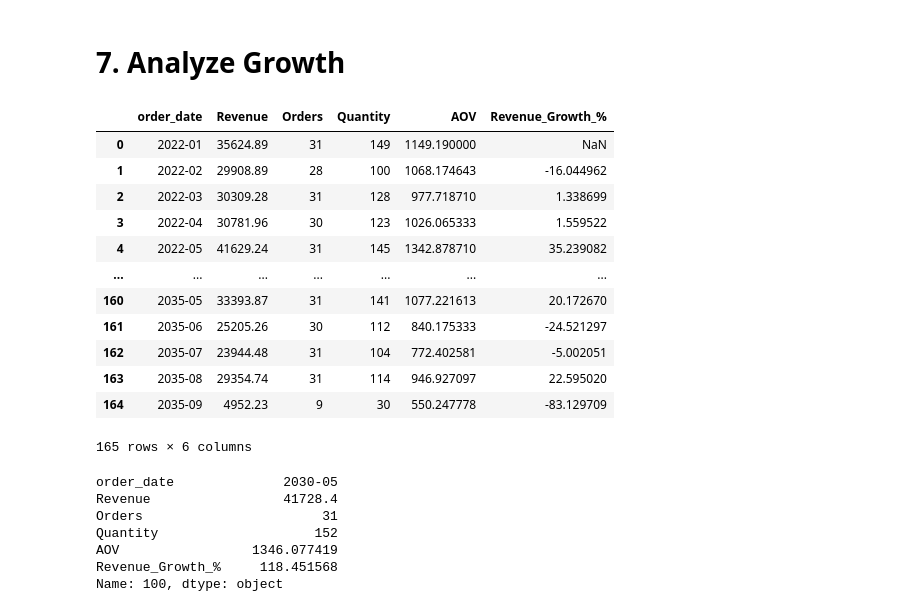
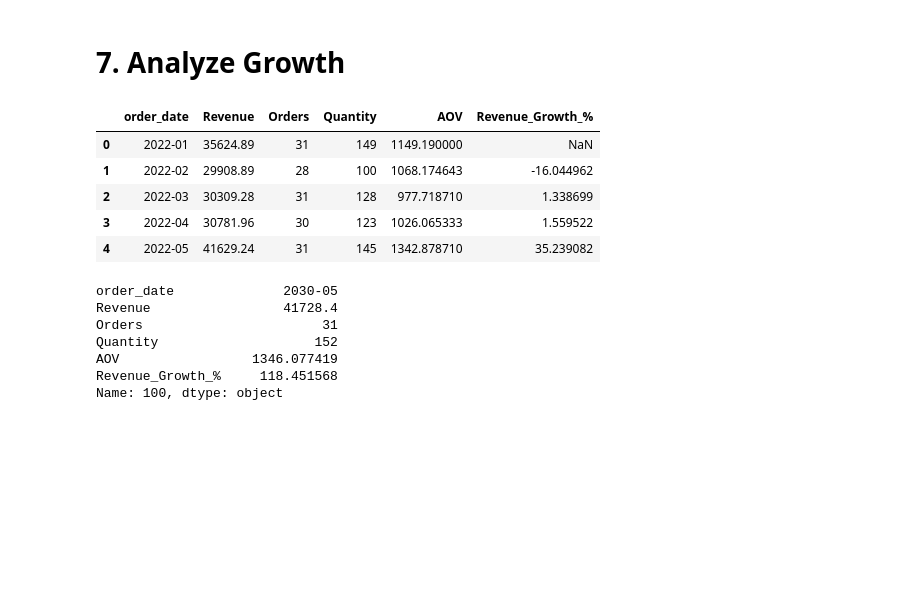
Before and after one commit to MuhaammadUsman/Agentic-AI, a Jupyter notebook: module_02_data_science/66_datetime_and_time_series_data.ipynb, the cells around one changed output. Cells and saved outputs as stored; diff of their text form; code cells hidden in the pictures; blank space fills up the shorter version.

```diff
--- a/module_02_data_science/66_datetime_and_time_series_data.ipynb
+++ b/module_02_data_science/66_datetime_and_time_series_data.ipynb
@@ -312,24 +315,18 @@ annual_sales
 # %% [markdown]
 # 7. Analyze Growth
 # %%
+# calculate month-over-month growth
 monthly_sales["Revenue_Growth_%"] = (
     monthly_sales["Revenue"]
     .pct_change()
     .mul(100)
 )
-monthly_sales
+monthly_sales.head()
 # %% [output]
 |  | order_date | Revenue | Orders | Quantity | AOV | Revenue_Growth_% |
 | 0 | 2022-01 | 35624.89 | 31 | 149 | 1149.190000 | NaN |
 | 1 | 2022-02 | 29908.89 | 28 | 100 | 1068.174643 | -16.044962 |
 | 2 | 2022-03 | 30309.28 | 31 | 128 | 977.718710 | 1.338699 |
 | 3 | 2022-04 | 30781.96 | 30 | 123 | 1026.065333 | 1.559522 |
 | 4 | 2022-05 | 41629.24 | 31 | 145 | 1342.878710 | 35.239082 |
-| ... | ... | ... | ... | ... | ... | ... |
-| 160 | 2035-05 | 33393.87 | 31 | 141 | 1077.221613 | 20.172670 |
-| 161 | 2035-06 | 25205.26 | 30 | 112 | 840.175333 | -24.521297 |
-| 162 | 2035-07 | 23944.48 | 31 | 104 | 772.402581 | -5.002051 |
-| 163 | 2035-08 | 29354.74 | 31 | 114 | 946.927097 | 22.595020 |
-| 164 | 2035-09 | 4952.23 | 9 | 30 | 550.247778 | -83.129709 |
-165 rows × 6 columns
 # %%
```
Also changed, not shown: parts of 7 cells of this notebook.
